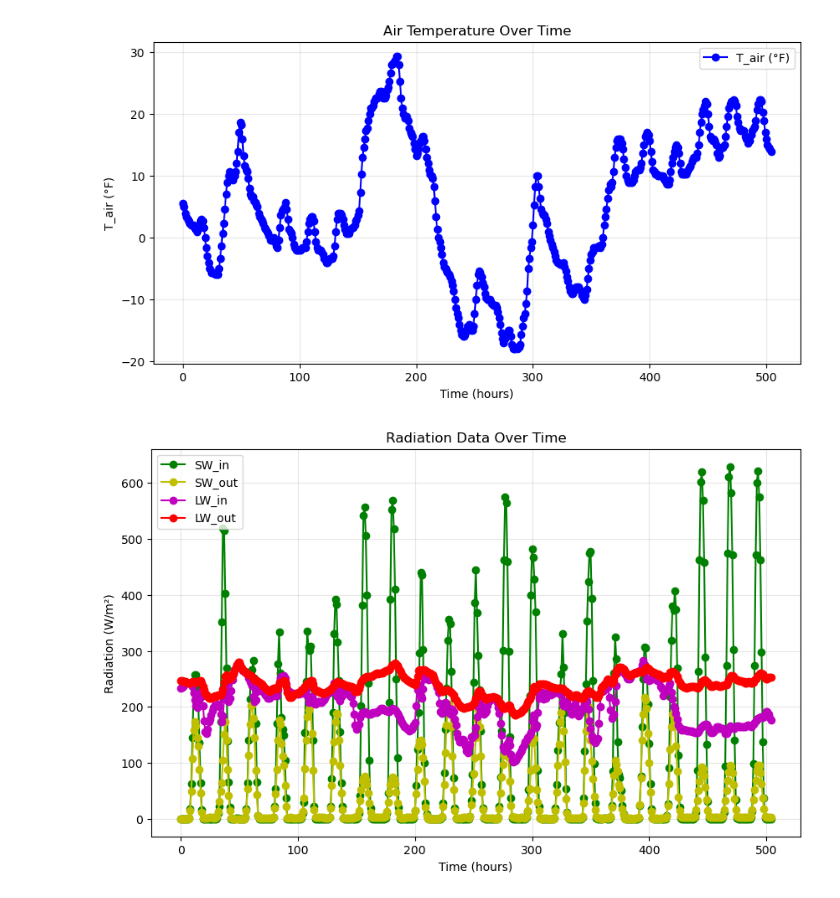
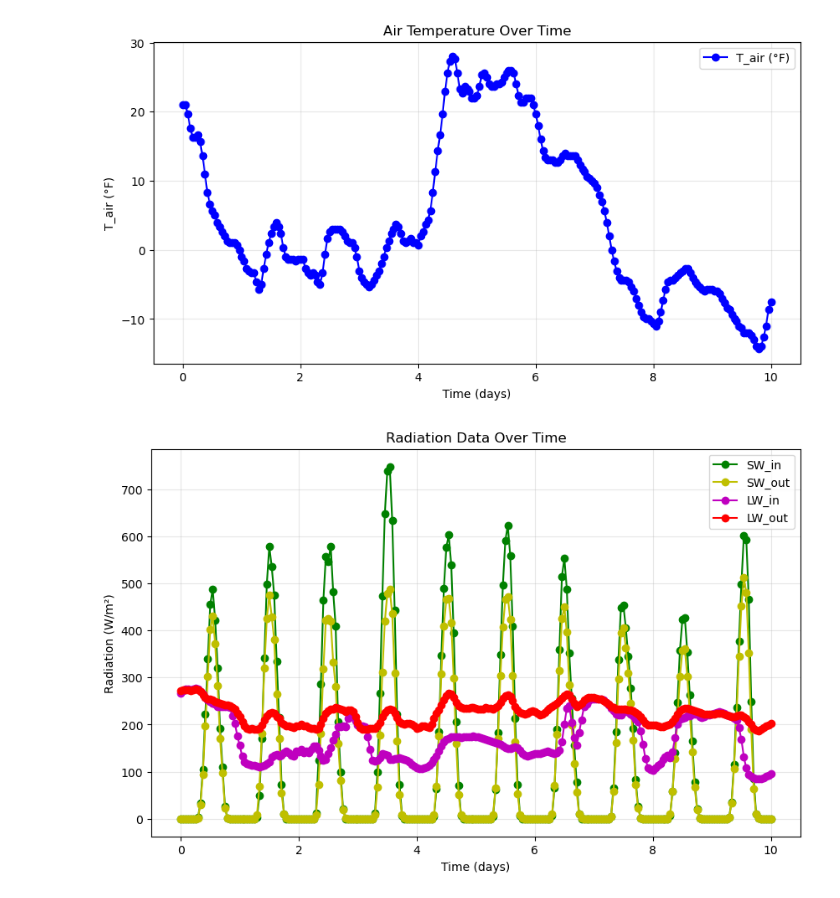
Before and after one commit to Austfi/snowtempprofile, a Jupyter notebook: snowmodel_data.ipynb, the cells around one changed output. Saved outputs shown, nothing was run; the diff lists cells and outputs as text; code cells hidden in the pictures.

```diff
--- a/snowmodel_data.ipynb
+++ b/snowmodel_data.ipynb
@@ -15,7 +16,7 @@ import pandas as pd
 # Read in data from basin_collect.txt file
 # adjust data_collect notebook to changes dates
 
-def read_basin_data(filename):
+def read_data(filename):
     """
     Expects lines of the form:
       YYYY Mon DD HH:MM  Temp(F) MxTp MnTp Dew(F) RH(%) Spd(mph?) Dir Gst SWIN SWOUT LWIN LWOUT NET
@@ -173,8 +177,9 @@ t_end = n_days*24*3600      # end time (seconds)
 # convert wind speed from mph to m/s in the array
 # build interpolation functions for each of the variables
 
-filename = "/Users/austinfinnell/Documents/GitHub/snowtempprofile/basin_collect.txt"
-times_arr, T_air_arr, dew_arr, RH_arr, wind_spd_arr, sw_in_arr, sw_out_arr, lw_in_arr, lw_out_arr, net_arr = read_basin_data(filename)
+filename = "/Users/austinfinnell/Documents/GitHub/snowtempprofile/beck_collect.txt"
+times_arr, T_air_arr, dew_arr, RH_arr, wind_spd_arr, sw_in_arr, sw_out_arr, lw_in_arr, lw_out_arr, net_arr = read_data(filename)
+
 
 
 window_size = 3  # size of the rolling window for smoothing
@@ -207,10 +212,18 @@ LW_out_interp  = interp1d(times_sec, lw_out_arr,  kind='linear', fill_value='ext
 # Plot observed data if True
 
 if show_plots:
+    # Check if the time range exceeds 72 hours
+    max_time = times_arr.max()
+    use_days = max_time > 72  # Use days if more than 72 hours
+
     # Plot the observed surface temperature from LW_out
     plt.figure(figsize=(10, 5))
-    plt.plot(times_arr, lw_out_surf_temp_C, 'ro-', label='Obs LW_out-derived Tsurf (°C)')
-    plt.xlabel("Time (hours)")
+    if use_days:
+        plt.plot(times_arr/24, lw_out_surf_temp_C, 'ro-', label='Obs LW_out-derived Tsurf (°C)')
+        plt.xlabel("Time (days)")
+    else:
+        plt.plot(times_arr, lw_out_surf_temp_C, 'ro-', label='Obs LW_out-derived Tsurf (°C)')
+        plt.xlabel("Time (hours)")
     plt.ylabel("Surface T (°C)")
     plt.title("LW_out -> Observed Surface Temperature")
     plt.grid(True, alpha=0.3)
@@ -219,8 +232,12 @@ if show_plots:
 
     # Plot the air temperature over time
     plt.figure(figsize=(10, 5))
-    plt.plot(times_arr, T_air_arr, 'bo-', label='T_air (°F)')
-    plt.xlabel("Time (hours)")
+    if use_days:
+        plt.plot(times_arr/24, T_air_arr, 'bo-', label='T_air (°F)')
+        plt.xlabel("Time (days)")
+    else:
+        plt.plot(times_arr, T_air_arr, 'bo-', label='T_air (°F)')
+        plt.xlabel("Time (hours)")
     plt.ylabel("T_air (°F)")
     plt.title("Air Temperature Over Time")
     plt.grid(True, alpha=0.3)
@@ -229,11 +246,18 @@ if show_plots:
 
     # Plot the radiation data
     plt.figure(figsize=(10, 6))
-    plt.plot(times_arr, sw_in_arr, 'go-', label='SW_in')
-    plt.plot(times_arr, sw_out_arr, 'yo-', label='SW_out')
-    plt.plot(times_arr, lw_in_arr, 'mo-', label='LW_in')
-    plt.plot(times_arr, lw_out_arr, 'ro-', label='LW_out')
-    plt.xlabel("Time (hours)")
+    if use_days:
+        plt.plot(times_arr/24, sw_in_arr, 'go-', label='SW_in')
+        plt.plot(times_arr/24, sw_out_arr, 'yo-', label='SW_out')
+        plt.plot(times_arr/24, lw_in_arr, 'mo-', label='LW_in')
+        plt.plot(times_arr/24, lw_out_arr, 'ro-', label='LW_out')
+        plt.xlabel("Time (days)")
+    else:
+        plt.plot(times_arr, sw_in_arr, 'go-', label='SW_in')
+        plt.plot(times_arr, sw_out_arr, 'yo-', label='SW_out')
+        plt.plot(times_arr, lw_in_arr, 'mo-', label='LW_in')
+        plt.plot(times_arr, lw_out_arr, 'ro-', label='LW_out')
+        plt.xlabel("Time (hours)")
     plt.ylabel("Radiation (W/m²)")
     plt.title("Radiation Data Over Time")
     plt.grid(True, alpha=0.3)
@@ -244,5 +268,5 @@ if show_plots:
-[figure, old version]
+[figure, new version]
-[figure, old version]
+[figure, new version]
 # %%
 # Divides the snowpack into N layers
 # Temperatures are stored at the midpoints of each layer (z_T)
```
Also changed, not shown: parts of 14 cells of this notebook.
